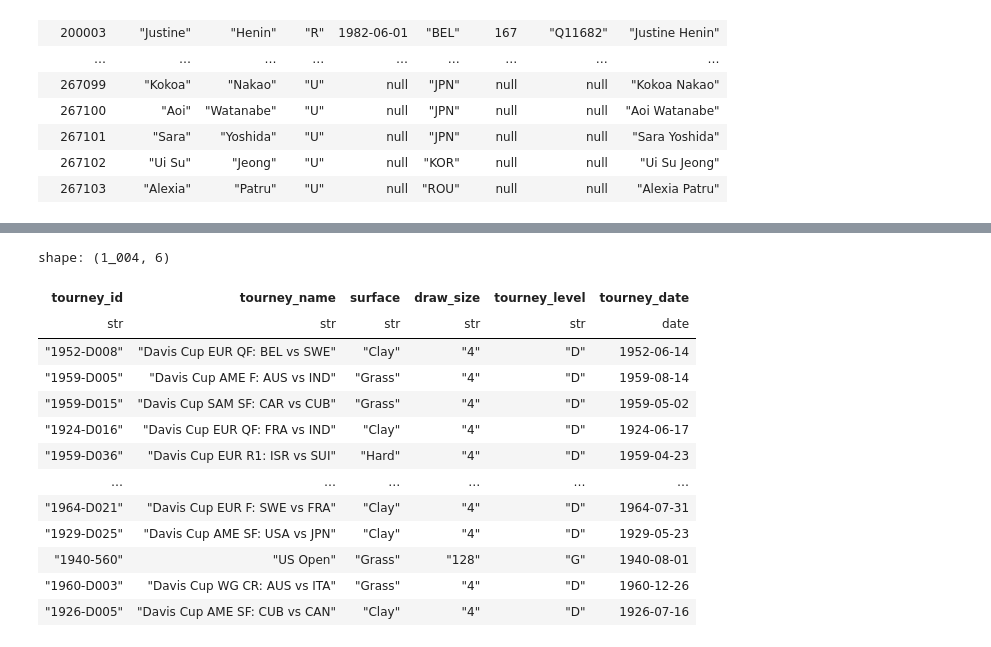
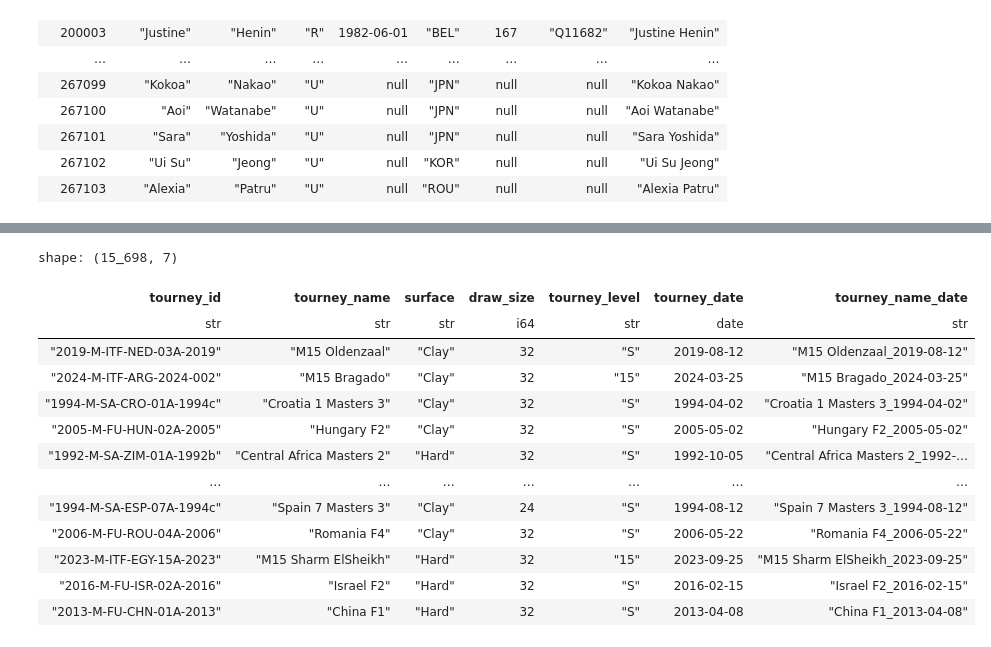
Before and after one commit to lebondon/Tennis_data_study, a Jupyter notebook: EDA_tennis.ipynb, the cells around one changed output, grey strips where cells are left out. Saved outputs shown, nothing was run; the diff lists cells and outputs as text; code cells hidden in the pictures.

```diff
--- a/EDA_tennis.ipynb
+++ b/EDA_tennis.ipynb
@@ -178,0 +255,7 @@ shape: (3_326, 6)
+# %%
+matches_futures=import_tennis_matches(data_type="futures",gender="atp")
+
+matches_futures = matches_futures.with_columns(
+    (pl.col("tourney_name") + "_" + pl.col("tourney_date").cast(pl.Utf8)).alias("tourney_name_date")
+)
+matches_futures
@@ -179,19 +277,20 @@ shape: (3_326, 6)
 # %%
-turney_amateurs_matches_atp=matches_amateurs_atp[['tourney_id', 'tourney_name', 'surface', 'draw_size', 'tourney_level', 'tourney_date']]
-turney_amateurs_matches_atp=turney_amateurs_matches_atp.unique('tourney_date')
-turney_amateurs_matches_atp
+turney_futures=matches_futures[['tourney_id', 'tourney_name', 'surface', 'draw_size', 'tourney_level', 'tourney_date', 'tourney_name_date']]
+
+turney_futures=turney_futures.unique('tourney_name_date')
+turney_futures
 # %% [output]
-shape: (1_004, 6)
+shape: (15_698, 7)
-| tourney_id | tourney_name | surface | draw_size | tourney_level | tourney_date |
-| str | str | str | str | str | date |
-| "1952-D008" | "Davis Cup EUR QF: BEL vs SWE" | "Clay" | "4" | "D" | 1952-06-14 |
-| "1959-D005" | "Davis Cup AME F: AUS vs IND" | "Grass" | "4" | "D" | 1959-08-14 |
-| "1959-D015" | "Davis Cup SAM SF: CAR vs CUB" | "Grass" | "4" | "D" | 1959-05-02 |
-| "1924-D016" | "Davis Cup EUR QF: FRA vs IND" | "Clay" | "4" | "D" | 1924-06-17 |
-| "1959-D036" | "Davis Cup EUR R1: ISR vs SUI" | "Hard" | "4" | "D" | 1959-04-23 |
-| … | … | … | … | … | … |
-| "1964-D021" | "Davis Cup EUR F: SWE vs FRA" | "Clay" | "4" | "D" | 1964-07-31 |
-| "1929-D025" | "Davis Cup AME SF: USA vs JPN" | "Clay" | "4" | "D" | 1929-05-23 |
-| "1940-560" | "US Open" | "Grass" | "128" | "G" | 1940-08-01 |
-| "1960-D003" | "Davis Cup WG CR: AUS vs ITA" | "Grass" | "4" | "D" | 1960-12-26 |
-| "1926-D005" | "Davis Cup AME SF: CUB vs CAN" | "Clay" | "4" | "D" | 1926-07-16 |
+| tourney_id | tourney_name | surface | draw_size | tourney_level | tourney_date | tourney_name_date |
+| str | str | str | i64 | str | date | str |
+| "2019-M-ITF-NED-03A-2019" | "M15 Oldenzaal" | "Clay" | 32 | "S" | 2019-08-12 | "M15 Oldenzaal_2019-08-12" |
+| "2024-M-ITF-ARG-2024-002" | "M15 Bragado" | "Clay" | 32 | "15" | 2024-03-25 | "M15 Bragado_2024-03-25" |
+| "1994-M-SA-CRO-01A-1994c" | "Croatia 1 Masters 3" | "Clay" | 32 | "S" | 1994-04-02 | "Croatia 1 Masters 3_1994-04-02" |
+| "2005-M-FU-HUN-02A-2005" | "Hungary F2" | "Clay" | 32 | "S" | 2005-05-02 | "Hungary F2_2005-05-02" |
+| "1992-M-SA-ZIM-01A-1992b" | "Central Africa Masters 2" | "Hard" | 32 | "S" | 1992-10-05 | "Central Africa Masters 2_1992-… |
+| … | … | … | … | … | … | … |
+| "1994-M-SA-ESP-07A-1994c" | "Spain 7 Masters 3" | "Clay" | 24 | "S" | 1994-08-12 | "Spain 7 Masters 3_1994-08-12" |
+| "2006-M-FU-ROU-04A-2006" | "Romania F4" | "Clay" | 32 | "S" | 2006-05-22 | "Romania F4_2006-05-22" |
+| "2023-M-ITF-EGY-15A-2023" | "M15 Sharm ElSheikh" | "Hard" | 32 | "15" | 2023-09-25 | "M15 Sharm ElSheikh_2023-09-25" |
+| "2016-M-FU-ISR-02A-2016" | "Israel F2" | "Hard" | 32 | "S" | 2016-02-15 | "Israel F2_2016-02-15" |
+| "2013-M-FU-CHN-01A-2013" | "China F1" | "Hard" | 32 | "S" | 2013-04-08 | "China F1_2013-04-08" |
```
Also changed, not shown: parts of 21 cells of this notebook.
